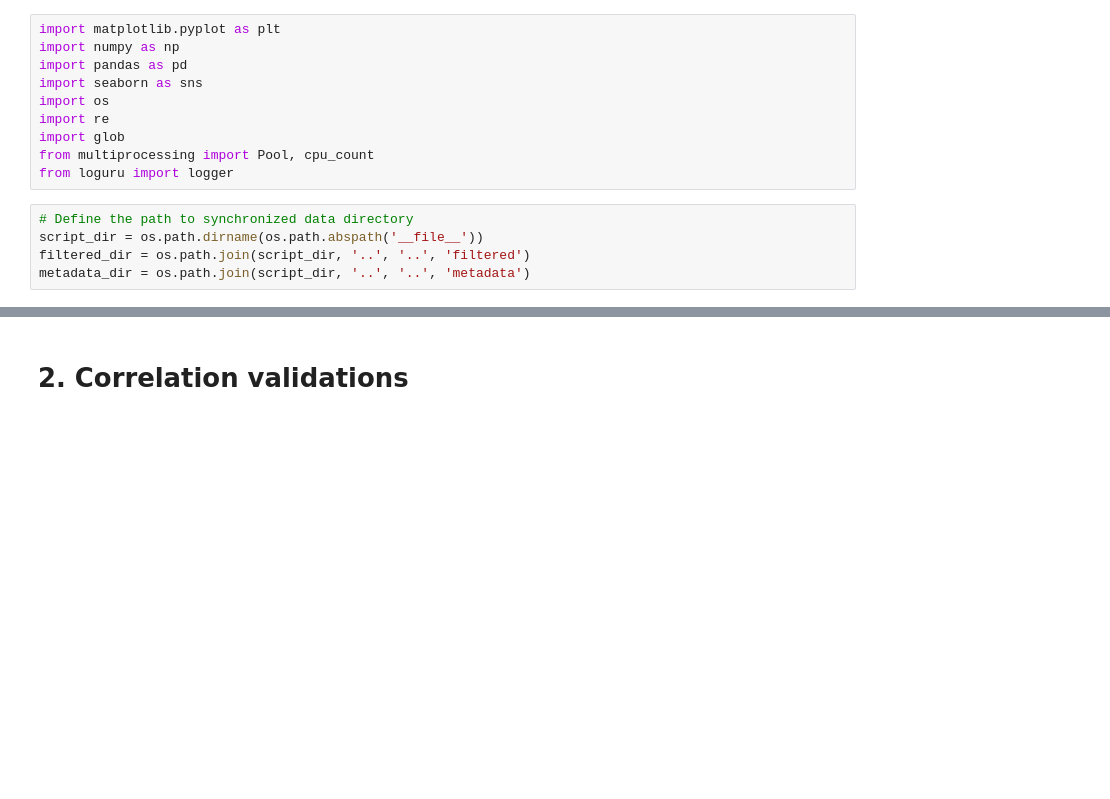
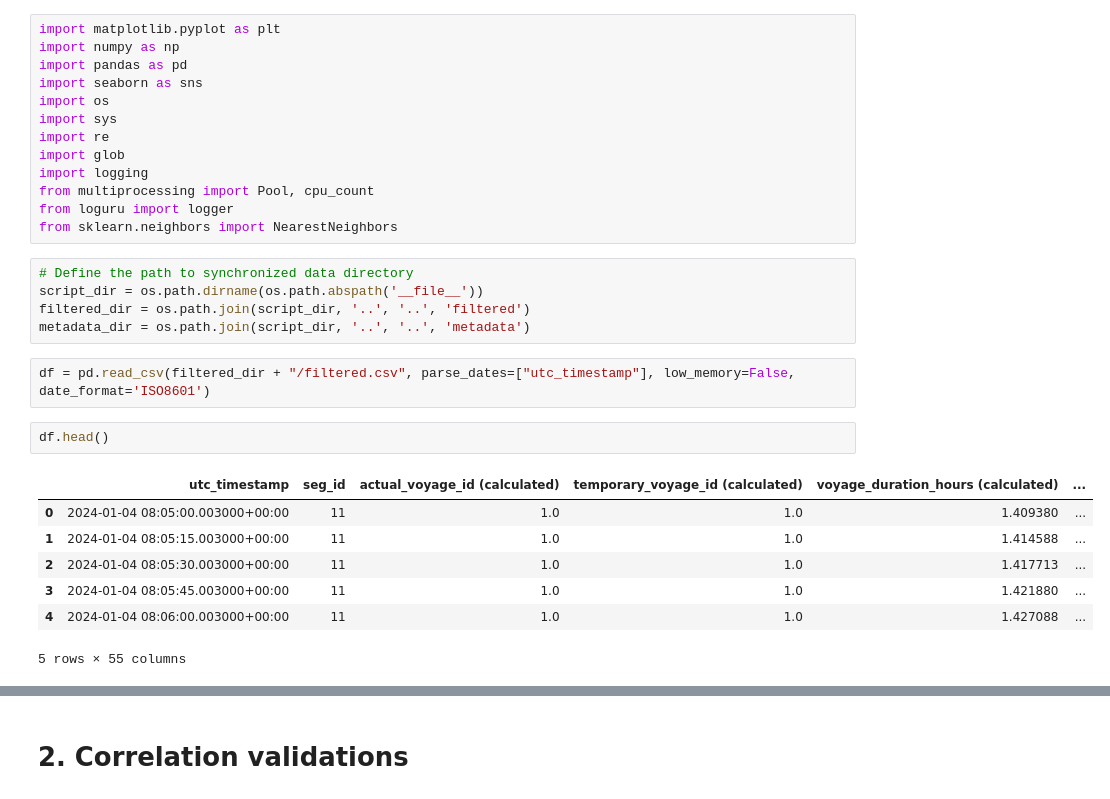
Before and after one commit to AugustBjerg/Master-s-thesis, a Jupyter notebook: code/data/cleaning-scripts/notebooks/post_filtering_validation.ipynb, the cells around one changed output, grey strips where cells are left out. Drawn from its saved outputs; the diff is of its cells as text; blank space fills up the shorter version.

```diff
--- a/code/data/cleaning-scripts/notebooks/post_filtering_validation.ipynb
+++ b/code/data/cleaning-scripts/notebooks/post_filtering_validation.ipynb
@@ -4,12 +4,27 @@ import numpy as np
 import pandas as pd
 import seaborn as sns
 import os
+import sys
 import re
 import glob
+import logging
 from multiprocessing import Pool, cpu_count
 from loguru import logger
+from sklearn.neighbors import NearestNeighbors
 # %%
 # Define the path to synchronized data directory
 script_dir = os.path.dirname(os.path.abspath('__file__'))
 filtered_dir = os.path.join(script_dir, '..', '..', 'filtered')
 metadata_dir = os.path.join(script_dir, '..', '..', 'metadata')
+# %%
+df = pd.read_csv(filtered_dir + "/filtered.csv", parse_dates=["utc_timestamp"], low_memory=False, date_format='ISO8601')
+# %%
+df.head()
+# %% [output]
+|  | utc_timestamp | seg_id | actual_voyage_id (calculated) | temporary_voyage_id (calculated) | voyage_duration_hours (calculated) | ... |
+| 0 | 2024-01-04 08:05:00.003000+00:00 | 11 | 1.0 | 1.0 | 1.409380 | ... |
+| 1 | 2024-01-04 08:05:15.003000+00:00 | 11 | 1.0 | 1.0 | 1.414588 | ... |
+| 2 | 2024-01-04 08:05:30.003000+00:00 | 11 | 1.0 | 1.0 | 1.417713 | ... |
+| 3 | 2024-01-04 08:05:45.003000+00:00 | 11 | 1.0 | 1.0 | 1.421880 | ... |
+| 4 | 2024-01-04 08:06:00.003000+00:00 | 11 | 1.0 | 1.0 | 1.427088 | ... |
+5 rows × 55 columns
```
Also changed, not shown: parts of 10 cells of this notebook, 1 other file.
